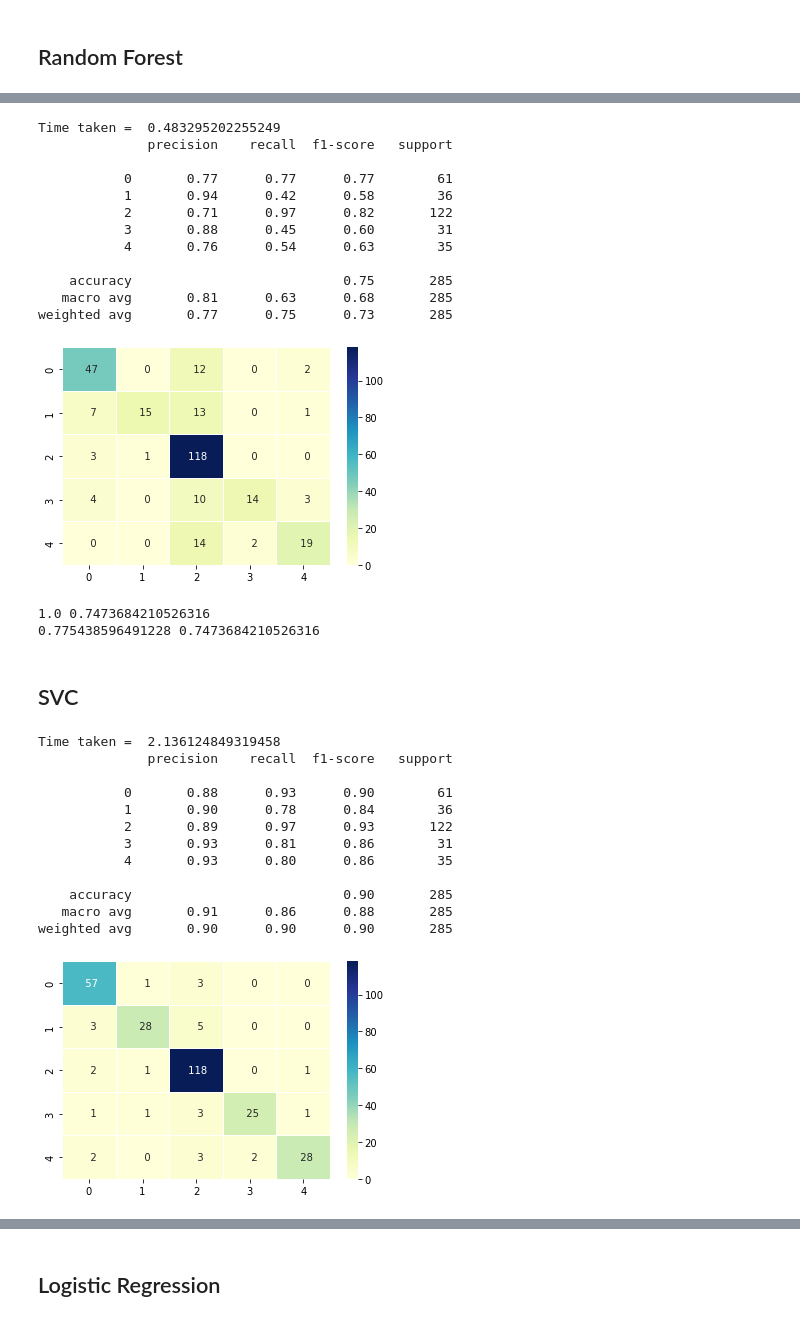
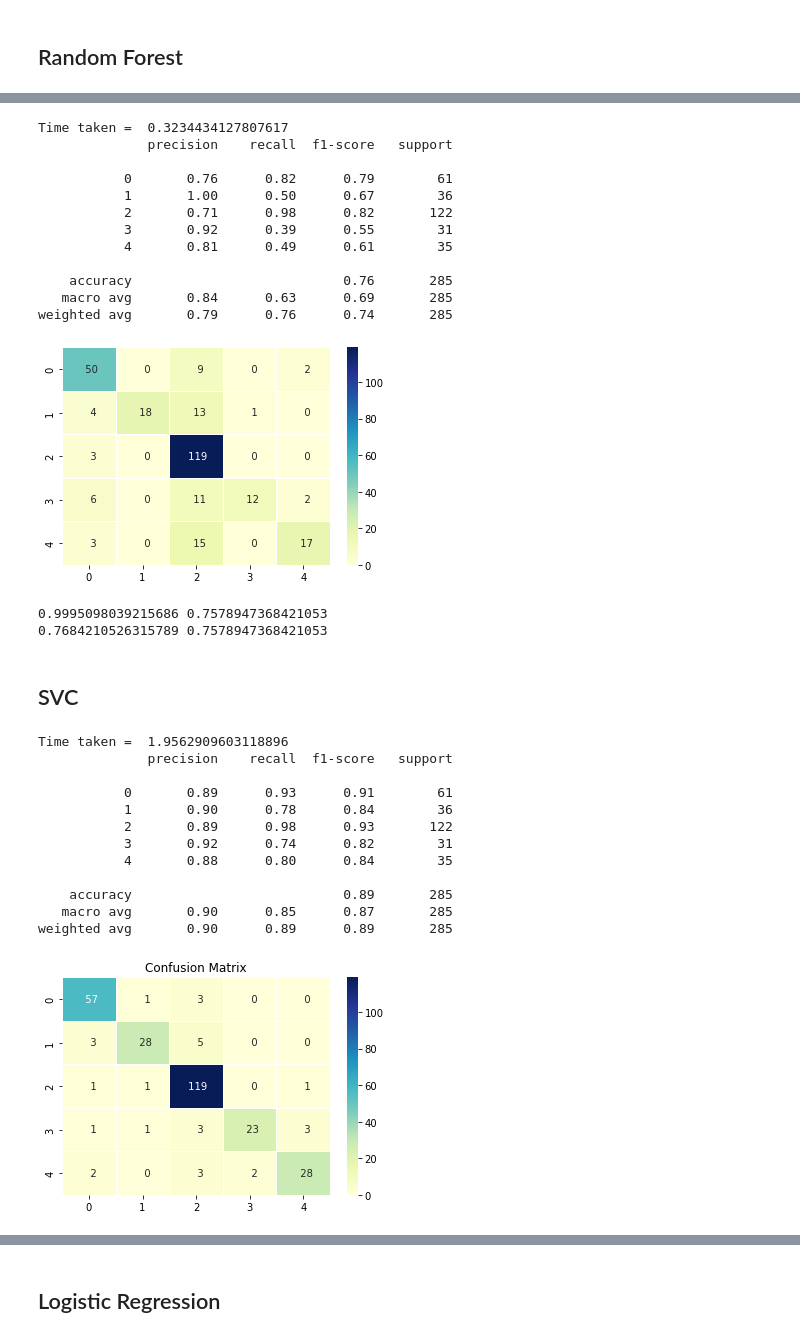
Before and after one commit to Tejasjaiswal321/lfw-classify, a Jupyter notebook: lfw_source.ipynb, the cells around one changed output, grey strips where cells are left out. Drawn from its saved outputs; the diff is of its cells as text; code cells hidden in the pictures.

Commit message:
Grid Search CV + add titles

```diff
--- a/lfw_source.ipynb
+++ b/lfw_source.ipynb
@@ -183,7 +194,7 @@ all_scores=[]
 ## Random Forest
 # %%
 #without PCA
-rf=ensemble.RandomForestClassifier(max_leaf_nodes=137,random_state=0)
+rf=ensemble.RandomForestClassifier(max_leaf_nodes=114,random_state=0)
 start=time.time()
 rf.fit(x_train,y_train)
 print("Time taken = ",time.time()-start)
@@ -207,6 +218,6 @@ weighted avg       0.80      0.78      0.76       285
 # %%
 #with PCA
-rf_pca=ensemble.RandomForestClassifier(max_leaf_nodes=137,random_state=0)
+rf_pca=ensemble.RandomForestClassifier(max_leaf_nodes=114,random_state=0)
 start=time.time()
 rf_pca.fit(x_train_pca,y_train)
 print("Time taken = ",time.time()-start)
@@ -214,18 +225,18 @@ y_pred=rf_pca.predict(x_test_pca)
 print(classification_report(y_test,y_pred))
 ax=sn.heatmap(confusion_matrix(y_test,y_pred),annot=True,linewidths=0.5,fmt="4",cmap="YlGnBu")
 # %% [output]
-Time taken =  0.483295202255249
+Time taken =  0.3234434127807617
               precision    recall  f1-score   support
 
-           0       0.77      0.77      0.77        61
-           1       0.94      0.42      0.58        36
-           2       0.71      0.97      0.82       122
-           3       0.88      0.45      0.60        31
-           4       0.76      0.54      0.63        35
+           0       0.76      0.82      0.79        61
+           1       1.00      0.50      0.67        36
+           2       0.71      0.98      0.82       122
+           3       0.92      0.39      0.55        31
+           4       0.81      0.49      0.61        35
 
-    accuracy                           0.75       285
-   macro avg       0.81      0.63      0.68       285
-weighted avg       0.77      0.75      0.73       285
+    accuracy                           0.76       285
+   macro avg       0.84      0.63      0.69       285
+weighted avg       0.79      0.76      0.74       285
 [figure]
 # %%
 print(rf_pca.score(x_train_pca,y_train),rf_pca.score(x_test_pca,y_test))
@@ -233,35 +244,37 @@ print(rf_pca.score(x_train_pca,y_train),rf_pca.score(x_test_pca,y_test))
 non_pca_score=rf.score(x_test,y_test)
 pca_score=rf_pca.score(x_test_pca,y_test)
 all_scores.append(["Random Forest :",non_pca_score,pca_score])
+
 print(non_pca_score,pca_score)
 # %% [output]
-1.0 0.7473684210526316
-0.775438596491228 0.7473684210526316
+0.9995098039215686 0.7578947368421053
+0.7684210526315789 0.7578947368421053
 # %% [markdown]
 ## SVC
 # %%
 #without PCA
 svc=SVC()
 start=time.time()
 svc.fit(x_train,y_train)
 print("Time taken = ",time.time()-start)
 y_pred=svc.predict(x_test)
 print(classification_report(y_test,y_pred))
+plt.title("Confusion Matrix")
 ax=sn.heatmap(confusion_matrix(y_test,y_pred),annot=True,linewidths=0.5,fmt="4",cmap="YlGnBu")
 # %% [output]
-Time taken =  2.136124849319458
+Time taken =  1.9562909603118896
               precision    recall  f1-score   support
 
-           0       0.88      0.93      0.90        61
+           0       0.89      0.93      0.91        61
            1       0.90      0.78      0.84        36
-           2       0.89      0.97      0.93       122
-           3       0.93      0.81      0.86        31
-           4       0.93      0.80      0.86        35
+           2       0.89      0.98      0.93       122
+           3       0.92      0.74      0.82        31
+           4       0.88      0.80      0.84        35
 
-    accuracy                           0.90       285
-   macro avg       0.91      0.86      0.88       285
-weighted avg       0.90      0.90      0.90       285
+    accuracy                           0.89       285
+   macro avg       0.90      0.85      0.87       285
+weighted avg       0.90      0.89      0.89       285
-[figure, old version]
+[figure, new version]
 # %%
 print(svc.score(x_train,y_train),svc.score(x_test,y_test))
 # %% [output]
```
Also changed, not shown: parts of 23 cells of this notebook.
